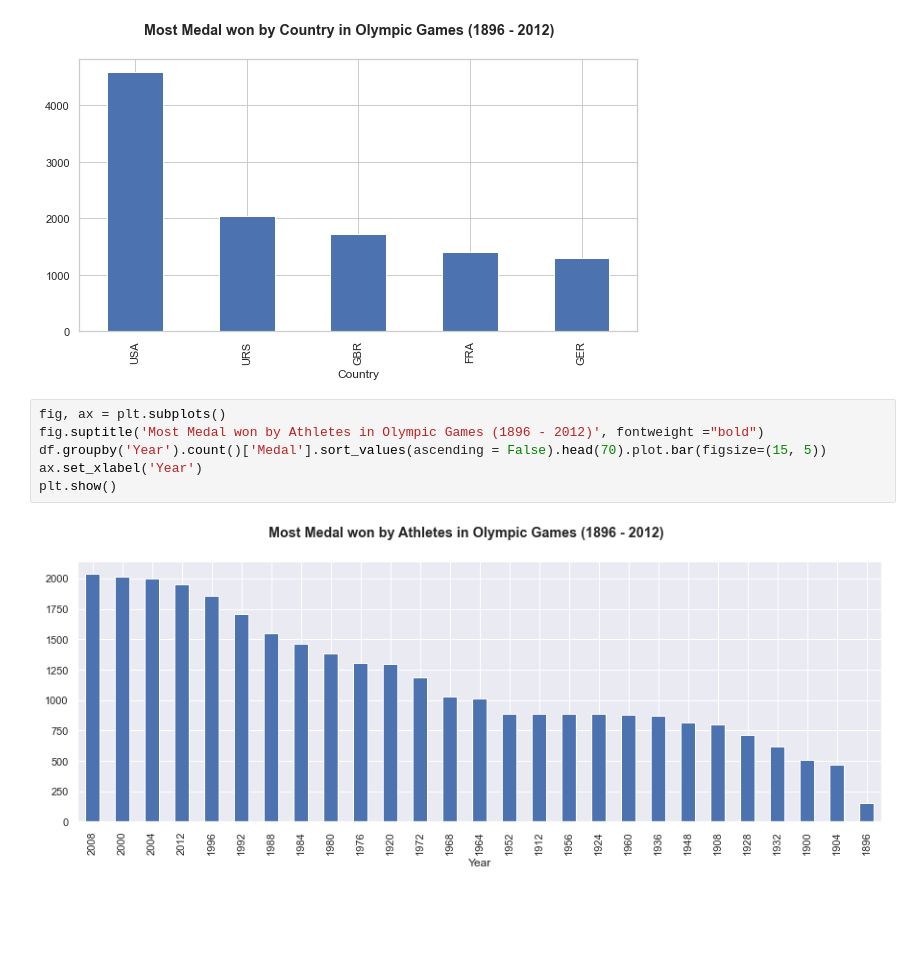
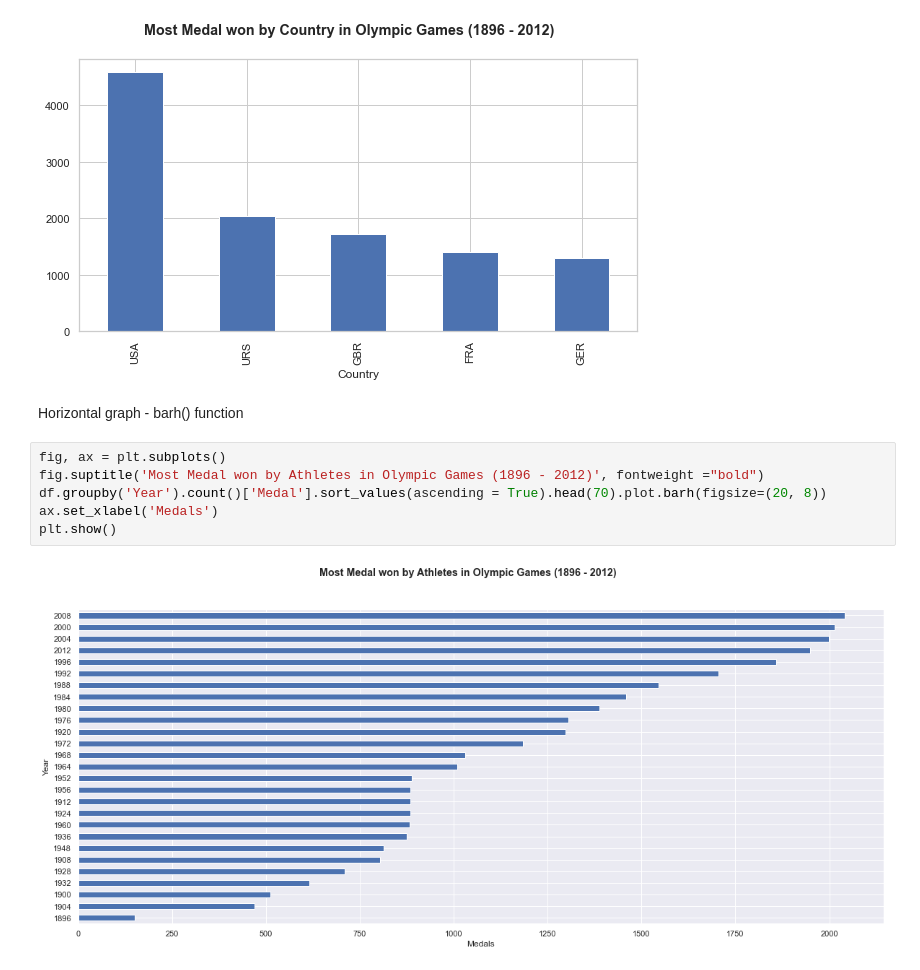
Before and after one commit to saurav29singh/Udacity_Project, a Jupyter notebook: Olympic_Dataset_Study.ipynb, the cells around one changed output. Cells and saved outputs as stored; diff of their text form; blank space fills up the shorter version.

```diff
--- a/Olympic_Dataset_Study.ipynb
+++ b/Olympic_Dataset_Study.ipynb
@@ -216,11 +216,13 @@ ax.set_xlabel('Country')
 plt.show()
 # %% [output]
 [figure]
+# %% [markdown]
+Horizontal graph - barh() function
 # %%
 fig, ax = plt.subplots()
 fig.suptitle('Most Medal won by Athletes in Olympic Games (1896 - 2012)', fontweight ="bold")
-df.groupby('Year').count()['Medal'].sort_values(ascending = False).head(70).plot.bar(figsize=(15, 5))
-ax.set_xlabel('Year')
+df.groupby('Year').count()['Medal'].sort_values(ascending = True).head(70).plot.barh(figsize=(20, 8))
+ax.set_xlabel('Medals')
 plt.show()
 # %% [output]
-[figure, old version]
+[figure, new version]
```
